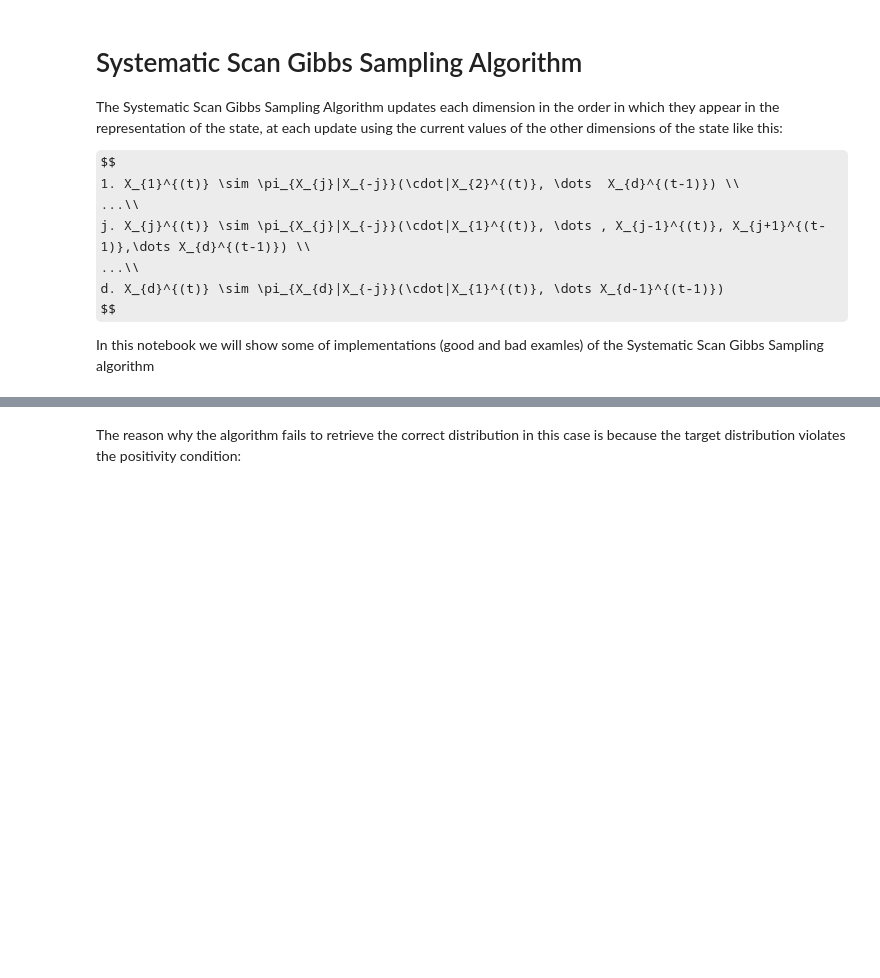
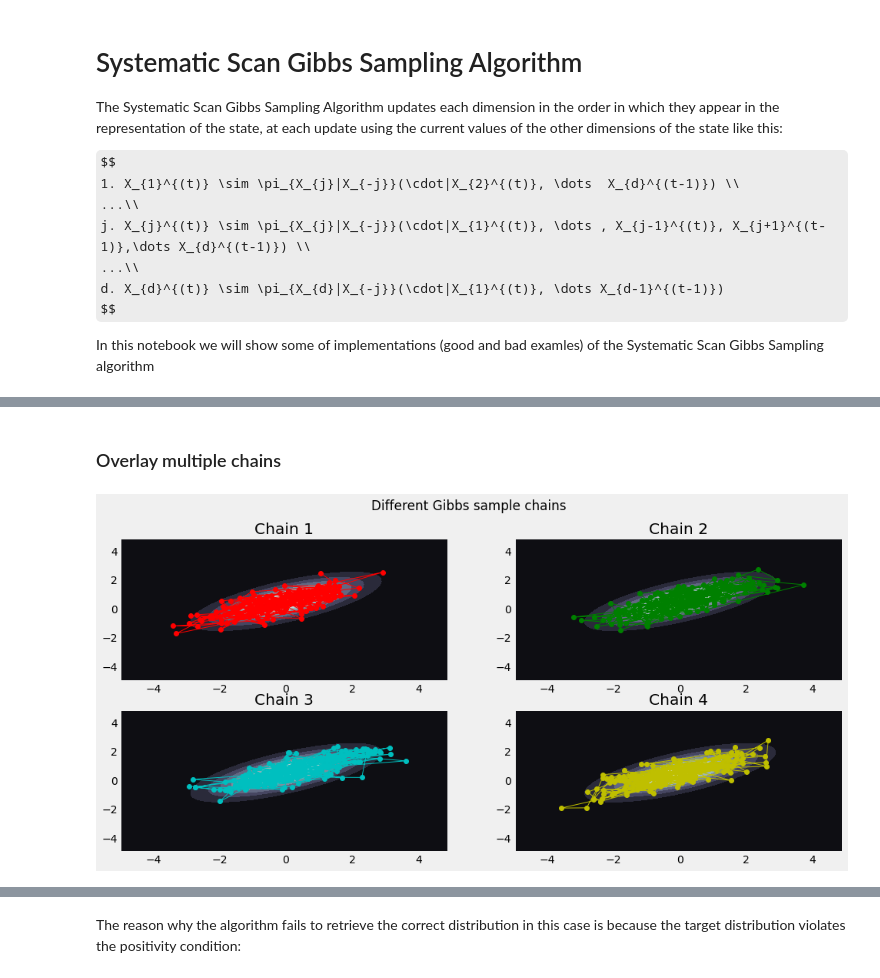
Before and after one commit to I-Bouros/seqgibbs, a Jupyter notebook: seqgibbs/examples/sys_scan_gibbs.ipynb, the cells around one changed output, grey strips where cells are left out. Cells and saved outputs as stored; diff of their text form; code cells hidden in the pictures; some formulas as TeX source; blank space fills up the shorter version.

```diff
--- a/seqgibbs/examples/sys_scan_gibbs.ipynb
+++ b/seqgibbs/examples/sys_scan_gibbs.ipynb
@@ -99,0 +119,47 @@ plt.show()
+# %% [markdown]
+### Overlay multiple chains
+# %%
+# Plot 4 chains in parallel
+
+fig, (axs) = plt.subplots(2, 2, figsize=(15, 7))
+fig.suptitle('Different Gibbs sample chains')
+
+# Run 200 complete scan cycles of the algorithm and save the chain
+chain1 = sys_sampler.run(num_cycles=200)
+gibbs_x1 = np.asarray(chain1)[:,0].tolist()
+gibbs_x2 = np.asarray(chain1)[:,1].tolist()
+
+axs[0, 0].contourf(x, y, rv.pdf(pos), cmap=plt.cm.bone)
+axs[0, 0].plot(gibbs_x1, gibbs_x2, marker='o', c='r', linewidth=1)
+axs[0, 0].set_title('Chain 1')
+
+# Rerun 200 complete scan cycles of the algorithm and save the chain
+chain2 = sys_sampler.run(num_cycles=200)
+gibbs_x1 = np.asarray(chain2)[:,0].tolist()
+gibbs_x2 = np.asarray(chain2)[:,1].tolist()
+
+axs[0, 1].contourf(x, y, rv.pdf(pos), cmap=plt.cm.bone)
+axs[0, 1].plot(gibbs_x1, gibbs_x2, marker='o', c='g', linewidth=1)
+axs[0, 1].set_title('Chain 2')
+
+# Rerun 200 complete scan cycles of the algorithm and save the chain
+chain3 = sys_sampler.run(num_cycles=200)
+gibbs_x1 = np.asarray(chain3)[:,0].tolist()
+gibbs_x2 = np.asarray(chain3)[:,1].tolist()
+
+axs[1, 0].contourf(x, y, rv.pdf(pos), cmap=plt.cm.bone)
+axs[1, 0].plot(gibbs_x1, gibbs_x2, marker='o', c='c', linewidth=1)
+axs[1, 0].set_title('Chain 3')
+
+# Rerun 200 complete scan cycles of the algorithm and save the chain
+chain4 = sys_sampler.run(num_cycles=200)
+gibbs_x1 = np.asarray(chain4)[:,0].tolist()
+gibbs_x2 = np.asarray(chain4)[:,1].tolist()
+
+axs[1, 1].contourf(x, y, rv.pdf(pos), cmap=plt.cm.bone)
+axs[1, 1].plot(gibbs_x1, gibbs_x2, marker='o', c='y', linewidth=1)
+axs[1, 1].set_title('Chain 4')
+
+plt.show()
+# %% [output]
+[figure, added]
```
Also changed, not shown: parts of 10 cells of this notebook.
